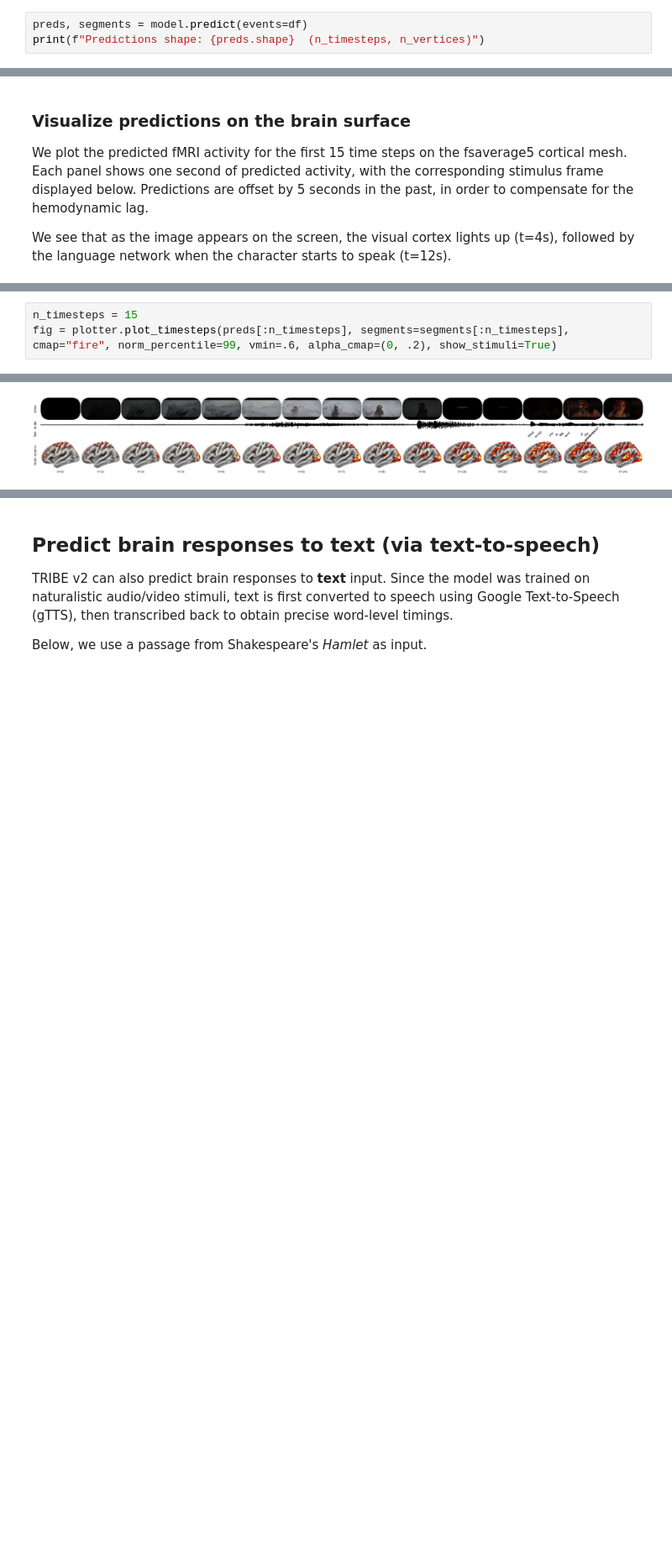
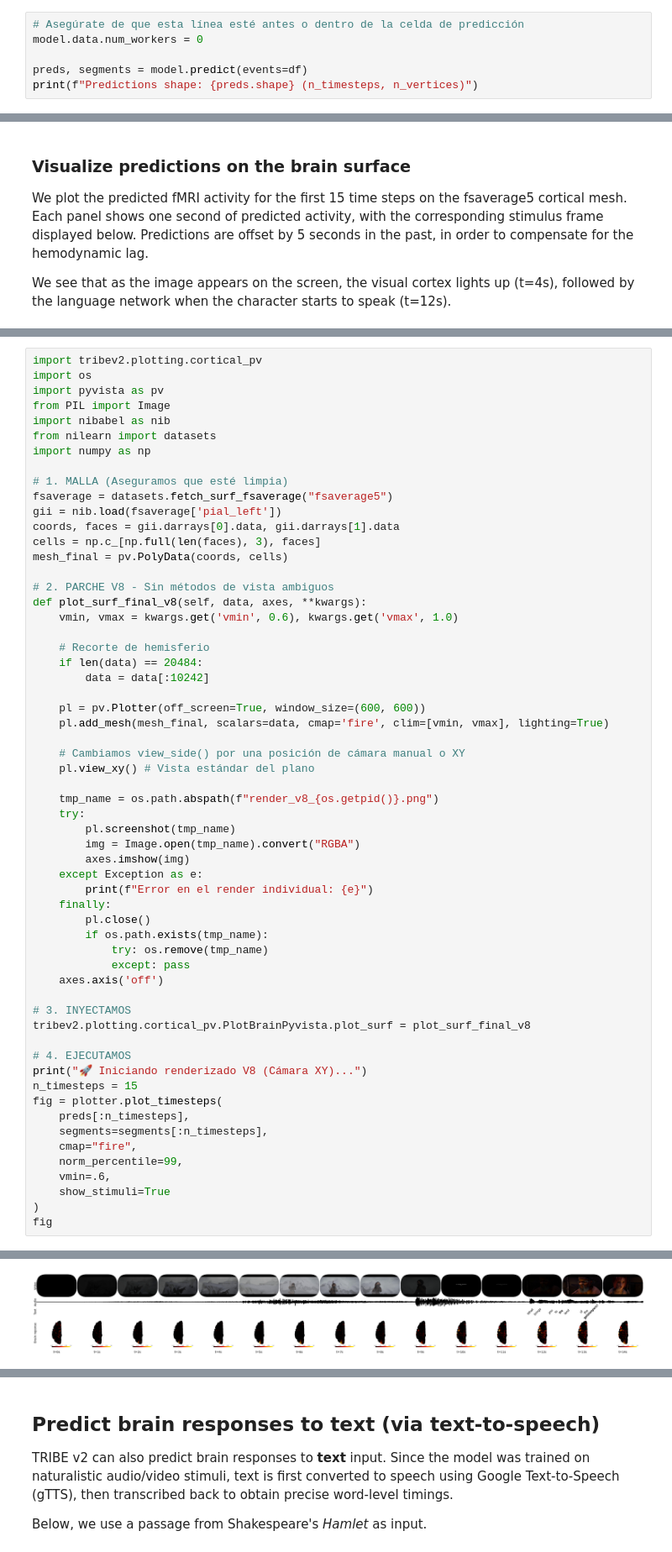
Before and after one commit to DevEliezerMartinez/Tri-v2-meta, a Jupyter notebook: tribe_demo.ipynb, the cells around one changed output, grey strips where cells are left out. Shown at 84% size. Drawn from its saved outputs; the diff is of its cells as text; blank space fills up the shorter version.

Commit message:
Version windows

```diff
--- a/tribe_demo.ipynb
+++ b/tribe_demo.ipynb
@@ -75,6 +98,9 @@ NOTE: you will have to request access to the Llama-3.2 model using your HuggingF
 
 The output `preds` has shape `(n_timesteps, n_vertices)` — one prediction per second of stimulus, with ~20k cortical vertices. The `segments` list contains the corresponding time segments with their associated events.
 # %%
+# Asegúrate de que esta línea esté antes o dentro de la celda de predicción
+model.data.num_workers = 0
+
 preds, segments = model.predict(events=df)
-print(f"Predictions shape: {preds.shape}  (n_timesteps, n_vertices)")
+print(f"Predictions shape: {preds.shape} (n_timesteps, n_vertices)")
 # %% [output]
@@ -95,4 +192,60 @@ We see that as the image appears on the screen, the visual cortex lights up (t=4
 # %%
+import tribev2.plotting.cortical_pv
+import os
+import pyvista as pv
+from PIL import Image
+import nibabel as nib
+from nilearn import datasets
+import numpy as np
+
+# 1. MALLA (Aseguramos que esté limpia)
+fsaverage = datasets.fetch_surf_fsaverage("fsaverage5")
+gii = nib.load(fsaverage['pial_left'])
+coords, faces = gii.darrays[0].data, gii.darrays[1].data
+cells = np.c_[np.full(len(faces), 3), faces]
+mesh_final = pv.PolyData(coords, cells)
+
+# 2. PARCHE V8 - Sin métodos de vista ambiguos
+def plot_surf_final_v8(self, data, axes, **kwargs):
+    vmin, vmax = kwargs.get('vmin', 0.6), kwargs.get('vmax', 1.0)
+
+    # Recorte de hemisferio
+    if len(data) == 20484:
+        data = data[:10242]
+
+    pl = pv.Plotter(off_screen=True, window_size=(600, 600))
+    pl.add_mesh(mesh_final, scalars=data, cmap='fire', clim=[vmin, vmax], lighting=True)
+
+    # Cambiamos view_side() por una posición de cámara manual o XY
+    pl.view_xy() # Vista estándar del plano
+
+    tmp_name = os.path.abspath(f"render_v8_{os.getpid()}.png")
+    try:
+        pl.screenshot(tmp_name)
+        img = Image.open(tmp_name).convert("RGBA")
+        axes.imshow(img)
+    except Exception as e:
+        print(f"Error en el render individual: {e}")
+    finally:
+        pl.close()
+        if os.path.exists(tmp_name):
+            try: os.remove(tmp_name)
+            except: pass
+    axes.axis('off')
+
+# 3. INYECTAMOS
+tribev2.plotting.cortical_pv.PlotBrainPyvista.plot_surf = plot_surf_final_v8
+
+# 4. EJECUTAMOS
+print("🚀 Iniciando renderizado V8 (Cámara XY)...")
 n_timesteps = 15
-fig = plotter.plot_timesteps(preds[:n_timesteps], segments=segments[:n_timesteps], cmap="fire", norm_percentile=99, vmin=.6, alpha_cmap=(0, .2), show_stimuli=True)
+fig = plotter.plot_timesteps(
+    preds[:n_timesteps],
+    segments=segments[:n_timesteps],
+    cmap="fire",
+    norm_percentile=99,
+    vmin=.6,
+    show_stimuli=True
+)
+fig
 # %% [output]
@@ -99 +253 @@ fig = plotter.plot_timesteps(preds[:n_timesteps], segments=segments[:n_timesteps
-[figure, old version]
+[figure, new version]
```
Also changed, not shown: parts of 15 cells of this notebook, 1 other file.
